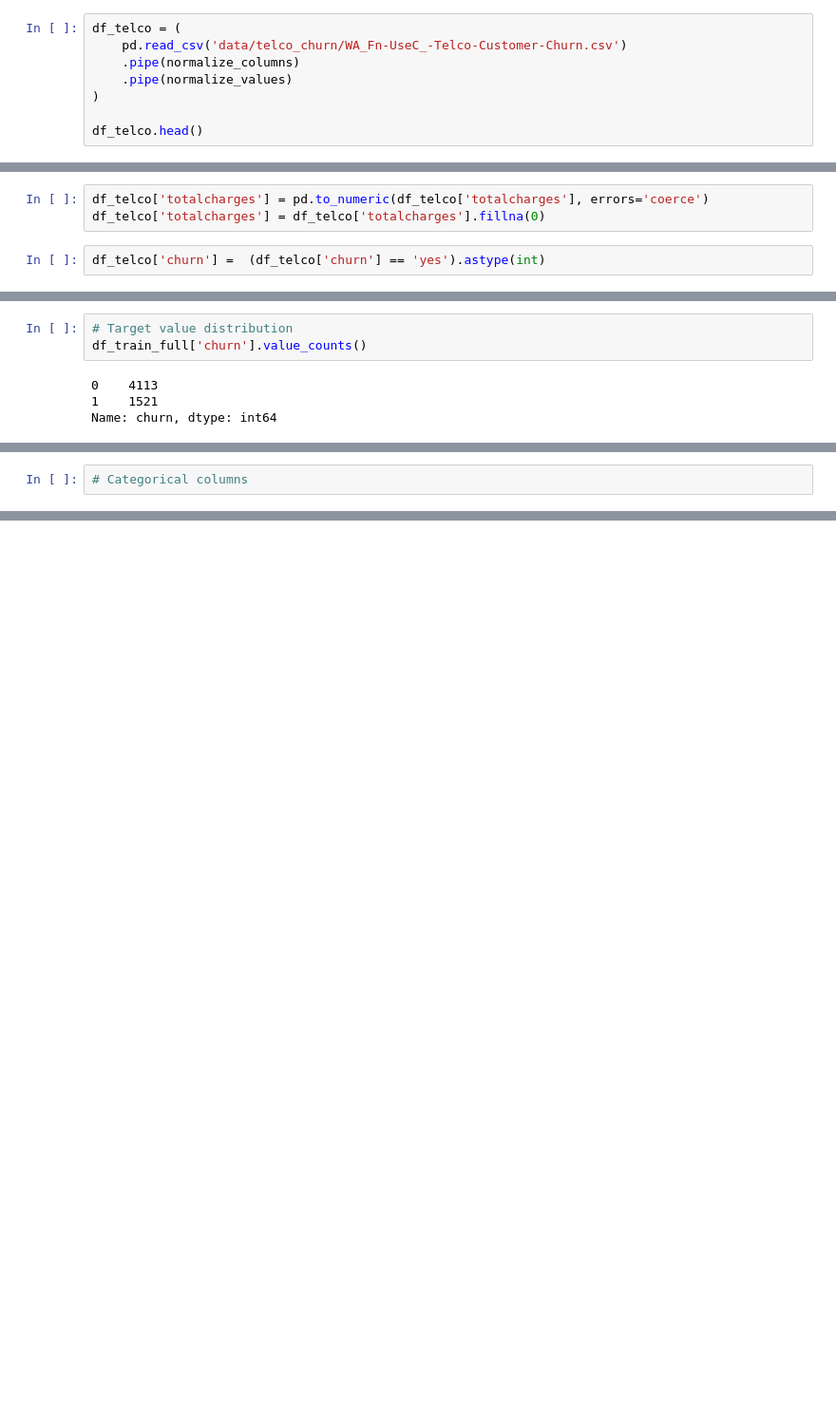
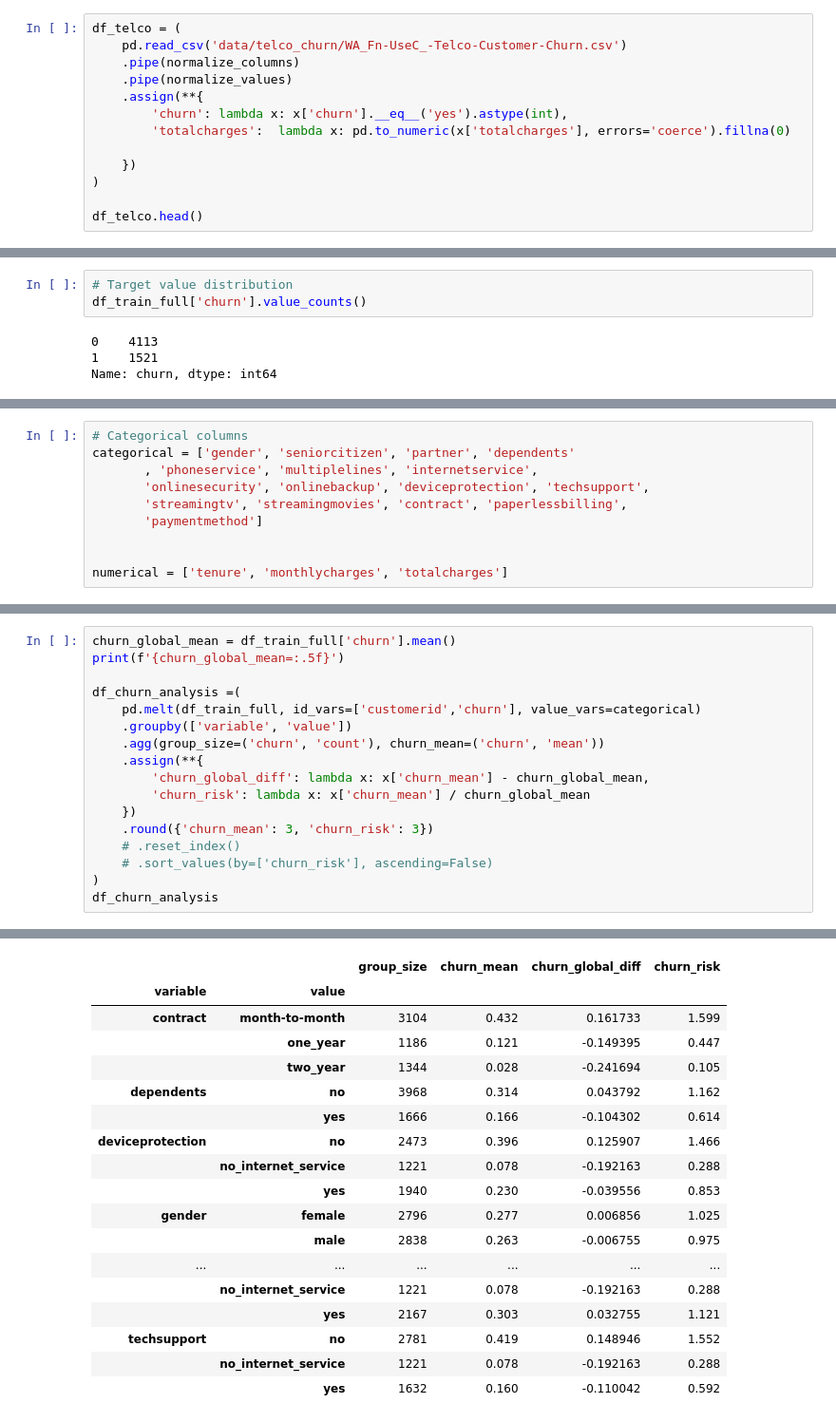
Before and after one commit to quinnphil/machine-learning-bookcamp, a Jupyter notebook: C03.ipynb, the cells around one changed output, grey strips where cells are left out. Shown: that part at 95% size. Cells and saved outputs as stored; diff of their text form; blank space fills up the shorter version.

```diff
--- a/C03.ipynb
+++ b/C03.ipynb
@@ -28,6 +30,11 @@ df_telco = (
     pd.read_csv('data/telco_churn/WA_Fn-UseC_-Telco-Customer-Churn.csv')
     .pipe(normalize_columns)
     .pipe(normalize_values)
+    .assign(**{
+        'churn': lambda x: x['churn'].__eq__('yes').astype(int),
+        'totalcharges':  lambda x: pd.to_numeric(x['totalcharges'], errors='coerce').fillna(0)
+
+    })
 )
 
 df_telco.head()
@@ -79,5 +68,0 @@ df_telco[total_charges.isnull()][['customerid', 'totalcharges']]
-# %%
-df_telco['totalcharges'] = pd.to_numeric(df_telco['totalcharges'], errors='coerce')
-df_telco['totalcharges'] = df_telco['totalcharges'].fillna(0)
-# %%
-df_telco['churn'] =  (df_telco['churn'] == 'yes').astype(int)
@@ -124,2 +116,10 @@ Name: churn, dtype: int64
 # %%
 # Categorical columns
+categorical = ['gender', 'seniorcitizen', 'partner', 'dependents'
+       , 'phoneservice', 'multiplelines', 'internetservice',
+       'onlinesecurity', 'onlinebackup', 'deviceprotection', 'techsupport',
+       'streamingtv', 'streamingmovies', 'contract', 'paperlessbilling',
+       'paymentmethod']
+
+
+numerical = ['tenure', 'monthlycharges', 'totalcharges']
@@ -125,0 +174,18 @@ Name: churn, dtype: int64
+# %%
+churn_global_mean = df_train_full['churn'].mean()
+print(f'{churn_global_mean=:.5f}')
+
+df_churn_analysis =(
+    pd.melt(df_train_full, id_vars=['customerid','churn'], value_vars=categorical)
+    .groupby(['variable', 'value'])
+    .agg(group_size=('churn', 'count'), churn_mean=('churn', 'mean'))
+    .assign(**{
+        'churn_global_diff': lambda x: x['churn_mean'] - churn_global_mean,
+        'churn_risk': lambda x: x['churn_mean'] / churn_global_mean
+    })
+    .round({'churn_mean': 3, 'churn_risk': 3})
+    # .reset_index()
+    # .sort_values(by=['churn_risk'], ascending=False)
+)
+df_churn_analysis
+# %% [output]
@@ -125,0 +193,18 @@ Name: churn, dtype: int64
+|  |  | group_size | churn_mean | churn_global_diff | churn_risk |
+| variable | value |  |  |  |  |
+| contract | month-to-month | 3104 | 0.432 | 0.161733 | 1.599 |
+|  | one_year | 1186 | 0.121 | -0.149395 | 0.447 |
+|  | two_year | 1344 | 0.028 | -0.241694 | 0.105 |
+| dependents | no | 3968 | 0.314 | 0.043792 | 1.162 |
+|  | yes | 1666 | 0.166 | -0.104302 | 0.614 |
+| deviceprotection | no | 2473 | 0.396 | 0.125907 | 1.466 |
+|  | no_internet_service | 1221 | 0.078 | -0.192163 | 0.288 |
+|  | yes | 1940 | 0.230 | -0.039556 | 0.853 |
+| gender | female | 2796 | 0.277 | 0.006856 | 1.025 |
+|  | male | 2838 | 0.263 | -0.006755 | 0.975 |
+| ... | ... | ... | ... | ... | ... |
+|  | no_internet_service | 1221 | 0.078 | -0.192163 | 0.288 |
+|  | yes | 2167 | 0.303 | 0.032755 | 1.121 |
+| techsupport | no | 2781 | 0.419 | 0.148946 | 1.552 |
+|  | no_internet_service | 1221 | 0.078 | -0.192163 | 0.288 |
+|  | yes | 1632 | 0.160 | -0.110042 | 0.592 |
```
Also changed, not shown: parts of 14 cells of this notebook, 1 other file.
